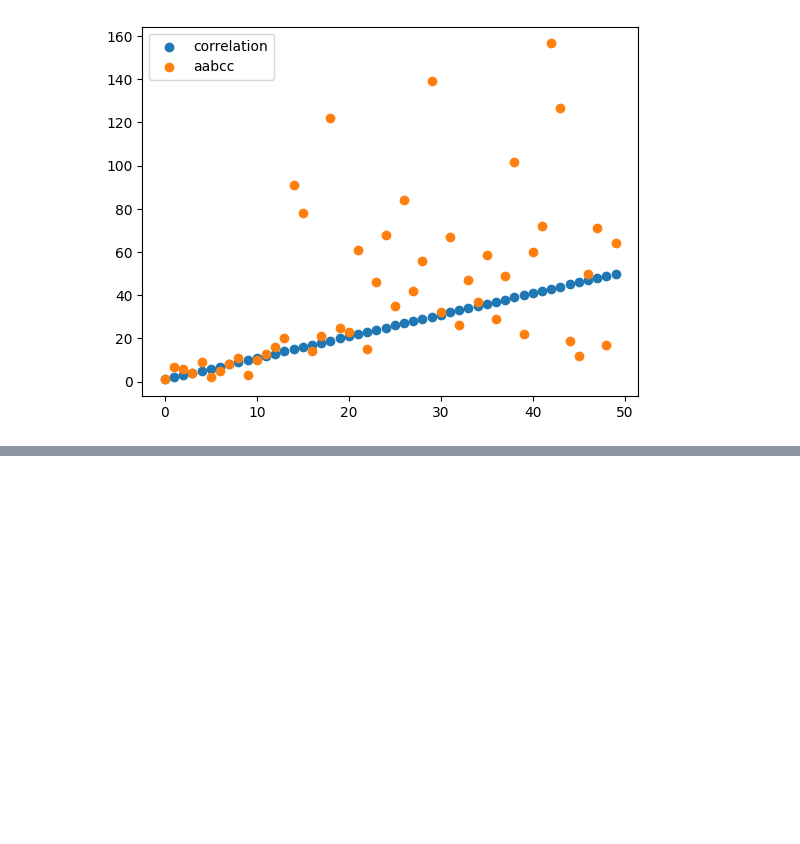
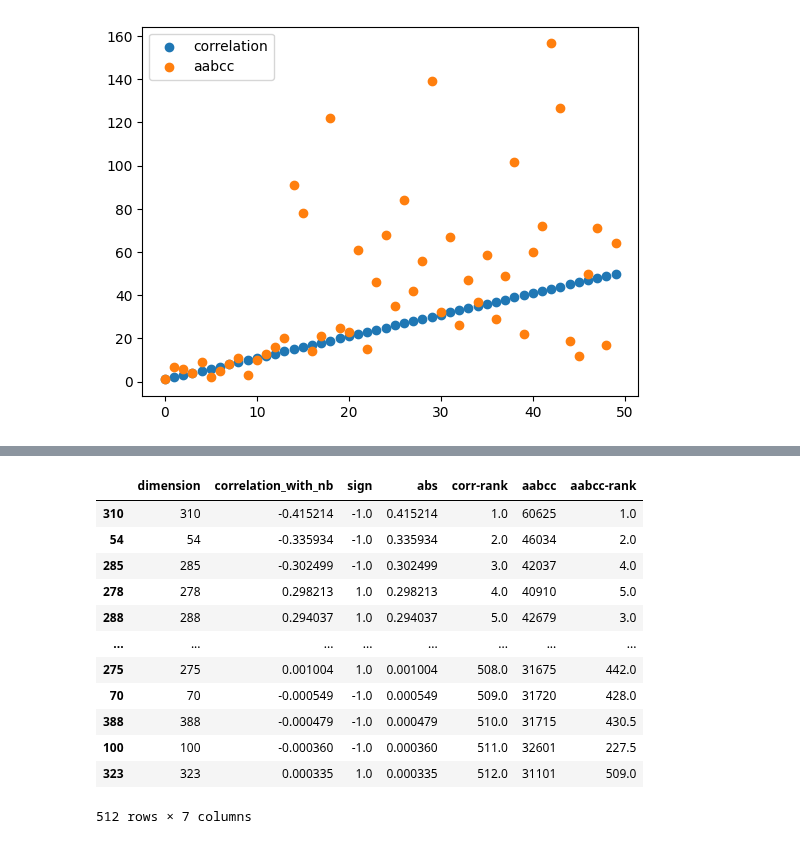
Before and after one commit to ClementineBleuze/WordEmbeddings, a Jupyter notebook: Notebooks_dim_correlation/aabcc-score-experience.ipynb, the cells around one changed output, grey strips where cells are left out. Drawn from its saved outputs; the diff is of its cells as text; code cells hidden in the pictures; blank space fills up the shorter version.

```diff
--- a/Notebooks_dim_correlation/aabcc-score-experience.ipynb
+++ b/Notebooks_dim_correlation/aabcc-score-experience.ipynb
@@ -151,0 +154,12 @@ plt.show()
+# %%
+df_n["nb"] = df_n["gn"]
+df_n.drop(columns=["gn"], inplace=True)
+df_n["nb-01"] = df_n["nb"].apply(lambda x:1 if x=="plural" else 0)
+# %%
+d = {}
+for i in range(512):
+    seq = get_sequence(df_n, i, "nb")
+    d[i] = get_score_for_sequence(seq)
+
+sorted_ = sorted(d.items(), key = lambda x:x[1], reverse=True) # sorting the dimensions by score
+sorted_
@@ -151,0 +184,31 @@ plt.show()
+# %%
+import numpy as np
+nb_corr_df = pd.DataFrame(columns=["dimension", "correlation_with_nb"])
+nb_list = []
+
+for i in range(512):
+    nb_list.append(df_n.loc[:,[str(i), 'nb-01']].corr().iloc[0][-1])
+
+nb_corr_df["dimension"] = range(512)
+nb_corr_df["correlation_with_nb"] = nb_list
+nb_corr_df["sign"] = np.sign(nb_corr_df["correlation_with_nb"])
+nb_corr_df["abs"] = abs(nb_corr_df["correlation_with_nb"])
+nb_corr_df = nb_corr_df.sort_values("abs", ascending=False)
+nb_corr_df["corr-rank"] = nb_corr_df["abs"].rank(ascending=False)
+nb_corr_df["aabcc"] = nb_corr_df["dimension"].apply(lambda x:d[x])
+nb_corr_df["aabcc-rank"] = nb_corr_df["aabcc"].rank(ascending=False)
+nb_corr_df
+# %% [output]
+|  | dimension | correlation_with_nb | sign | abs | corr-rank | aabcc | aabcc-rank |
+| 310 | 310 | -0.415214 | -1.0 | 0.415214 | 1.0 | 60625 | 1.0 |
+| 54 | 54 | -0.335934 | -1.0 | 0.335934 | 2.0 | 46034 | 2.0 |
+| 285 | 285 | -0.302499 | -1.0 | 0.302499 | 3.0 | 42037 | 4.0 |
+| 278 | 278 | 0.298213 | 1.0 | 0.298213 | 4.0 | 40910 | 5.0 |
+| 288 | 288 | 0.294037 | 1.0 | 0.294037 | 5.0 | 42679 | 3.0 |
+| ... | ... | ... | ... | ... | ... | ... | ... |
+| 275 | 275 | 0.001004 | 1.0 | 0.001004 | 508.0 | 31675 | 442.0 |
+| 70 | 70 | -0.000549 | -1.0 | 0.000549 | 509.0 | 31720 | 428.0 |
+| 388 | 388 | -0.000479 | -1.0 | 0.000479 | 510.0 | 31715 | 430.5 |
+| 100 | 100 | -0.000360 | -1.0 | 0.000360 | 511.0 | 32601 | 227.5 |
+| 323 | 323 | 0.000335 | 1.0 | 0.000335 | 512.0 | 31101 | 509.0 |
+512 rows × 7 columns
```
Also changed, not shown: parts of 4 cells of this notebook.
